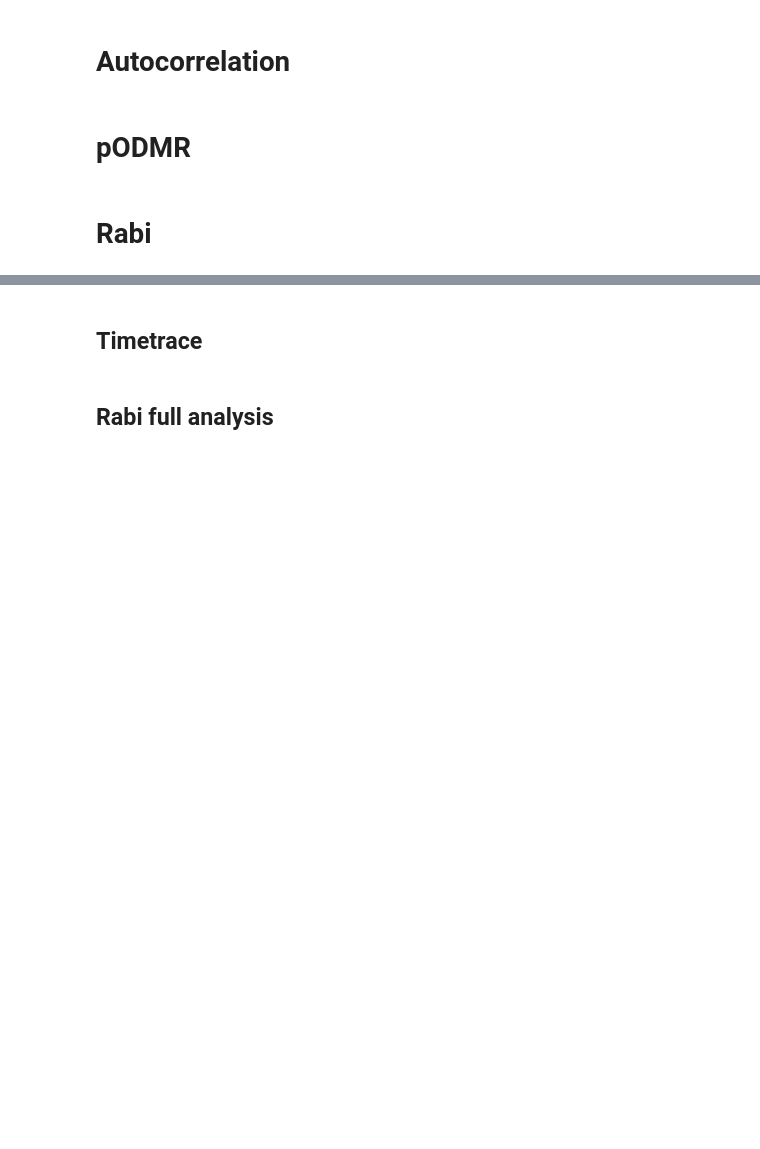
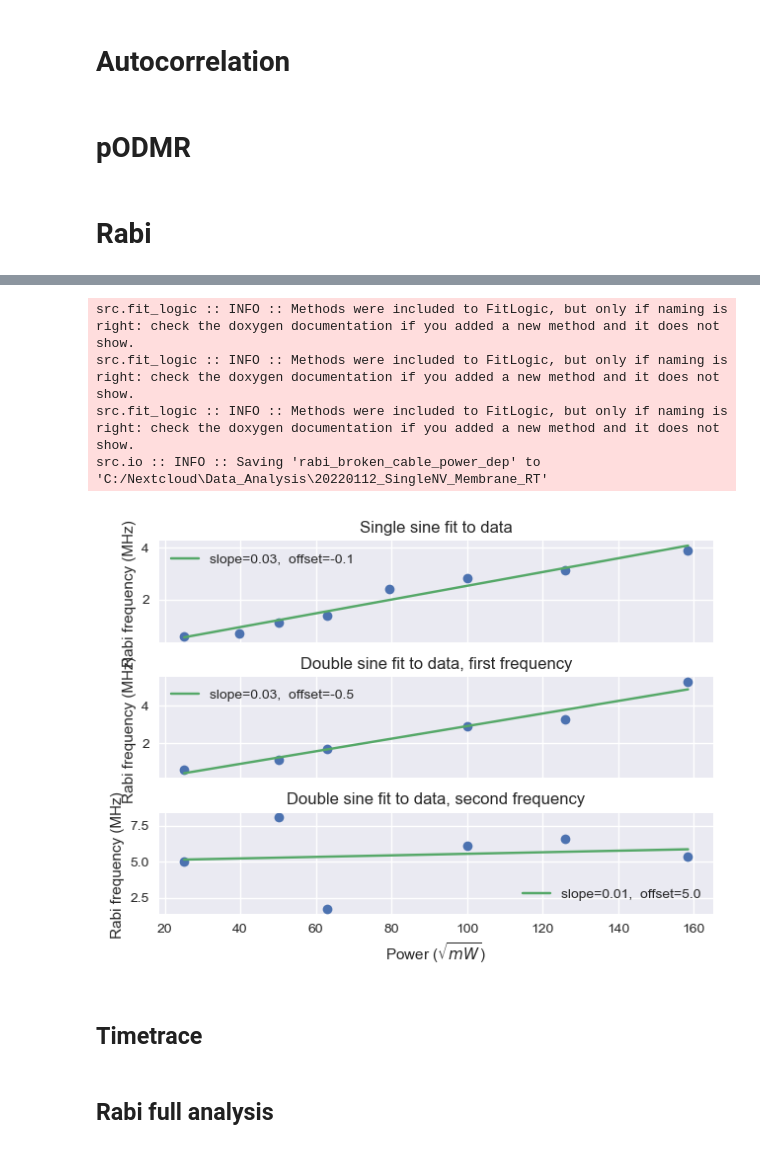
Before and after one commit to dineshpinto/qudi-hira-analysis, a Jupyter notebook: notebooks/20220112_SingleNV_Membrane_RT.ipynb, the cells around one changed output, grey strips where cells are left out. Drawn from its saved outputs; the diff is of its cells as text; code cells hidden in the pictures; blank space fills up the shorter version.

```diff
--- a/notebooks/20220112_SingleNV_Membrane_RT.ipynb
+++ b/notebooks/20220112_SingleNV_Membrane_RT.ipynb
@@ -327,3 +414,52 @@ sio.save_figures("rabi_power_dep", FIGURE_FOLDERPATH)
+# %%
+%matplotlib widget
+
+fig, (ax, ax1, ax2) = plt.subplots(nrows=3, sharex=True)
+x = np.sqrt(single_pow) * 1e3
+y = np.array(single_freq) * 1e3
+
+ax.plot(x, y, "o")
+ax.set_ylabel("Rabi frequency (MHz) ")
+
+fit_x, fit_y, result = qft.perform_fit(x, y, "linear")
+ax.plot(fit_x, fit_y, label=f"slope={result.params['slope'].value:.2f},  offset={result.params['offset'].value:.1f}")
+
+x = np.sqrt(double_pow) * 1e3
+y1 = np.array(double1_freq) * 1e3
+y2 = np.array(double2_freq) * 1e3
+
+ax.set_title("Single sine fit to data")
+ax.legend()
+
+ax1.plot(x, y1, "o")
+
+fit_x, fit_y1, result = qft.perform_fit(x, y1, "linear")
+ax1.plot(fit_x, fit_y1, label=f"slope={result.params['slope'].value:.2f},  offset={result.params['offset'].value:.1f}")
+ax1.set_ylabel("Rabi frequency (MHz) ")
+ax1.legend()
+ax1.set_title("Double sine fit to data, first frequency")
+
+
+ax2.plot(x, y2, "o")
+
+fit_x, fit_y2, result = qft.perform_fit(x, y2, "linear")
+ax2.plot(fit_x, fit_y2, label=f"slope={result.params['slope'].value:.2f},  offset={result.params['offset'].value:.1f}")
+ax2.set_title("Double sine fit to data, second frequency")
+
+ax2.set_xlabel(r"Power ($\sqrt{mW}$)")
+ax2.set_ylabel("Rabi frequency (MHz) ")
+ax2.legend()
+
+
+
+fig.tight_layout()
+sio.save_figures("rabi_broken_cable_power_dep", FIGURE_FOLDERPATH)
+# %% [output]
+src.fit_logic :: INFO :: Methods were included to FitLogic, but only if naming is right: check the doxygen documentation if you added a new method and it does not show.
+src.fit_logic :: INFO :: Methods were included to FitLogic, but only if naming is right: check the doxygen documentation if you added a new method and it does not show.
+src.fit_logic :: INFO :: Methods were included to FitLogic, but only if naming is right: check the doxygen documentation if you added a new method and it does not show.
+src.io :: INFO :: Saving 'rabi_broken_cable_power_dep' to 'C:/Nextcloud\Data_Analysis\20220112_SingleNV_Membrane_RT'
+[figure, added]
 # %% [markdown]
 ## Timetrace
 # %%
```
Also changed, not shown: parts of 17 cells of this notebook, 4 other files.
